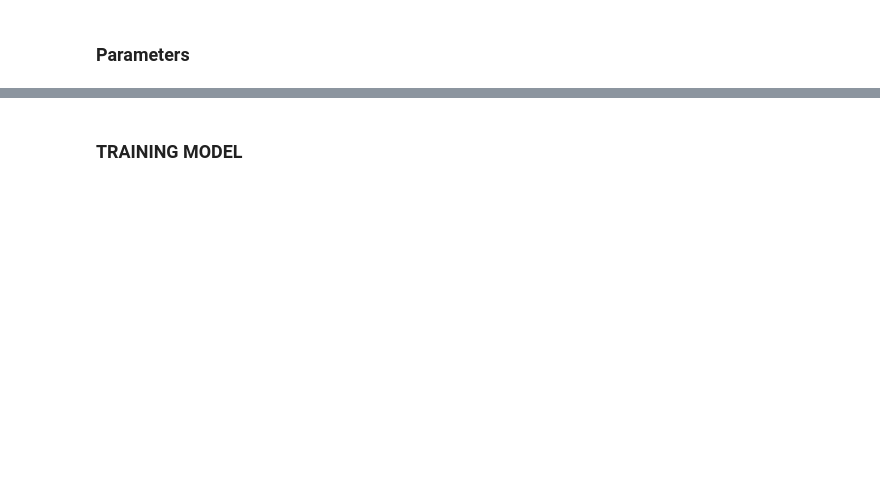
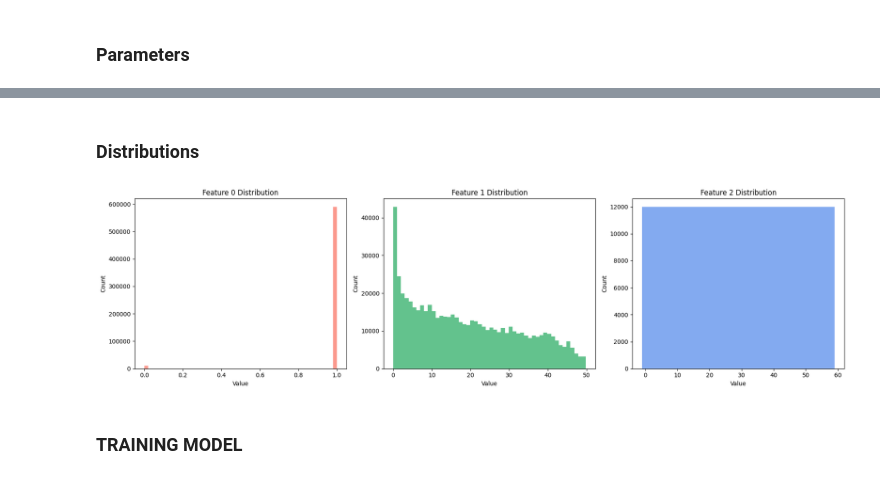
Before and after one commit to sergiokali/apa, a Jupyter notebook: AiPATrainer.ipynb, the cells around one changed output, grey strips where cells are left out. Cells and saved outputs as stored; diff of their text form; code cells hidden in the pictures; blank space fills up the shorter version.

```diff
--- a/AiPATrainer.ipynb
+++ b/AiPATrainer.ipynb
@@ -49,3 +49,25 @@ FileNotFoundError: [Errno 2] No such file or directory: 'pt2/Y_data.npy'
+# %% [markdown]
+### Distributions
+# %%
+import matplotlib.pyplot as plt
+import numpy as np
+
+fig, axes = plt.subplots(1, 3, figsize=(18, 5))
+colors = ['salmon', 'mediumseagreen', 'cornflowerblue']
+labels = ['Feature 0', 'Feature 1', 'Feature 2']
+
+for i in range(0,3):
+  feat = X[:,:,i].flatten()
+  # print(feat) # Commenting out print to avoid large output
+  axes[i].hist(feat, bins=50, color=colors[i], alpha=0.8)
+  axes[i].set_title(f'{labels[i]} Distribution')
+  axes[i].set_xlabel('Value')
+  axes[i].set_ylabel('Count')
+
+plt.tight_layout()
+plt.show()
+# %% [output]
+[figure, added]
 # %% [markdown]
 ### TRAINING MODEL
 # %%
```
Also changed, not shown: parts of 7 cells of this notebook.
